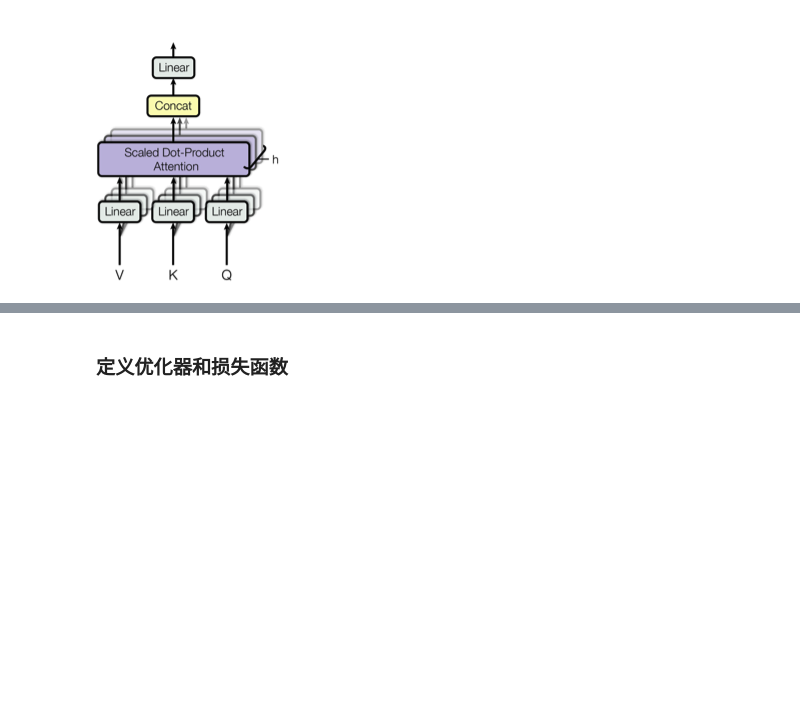
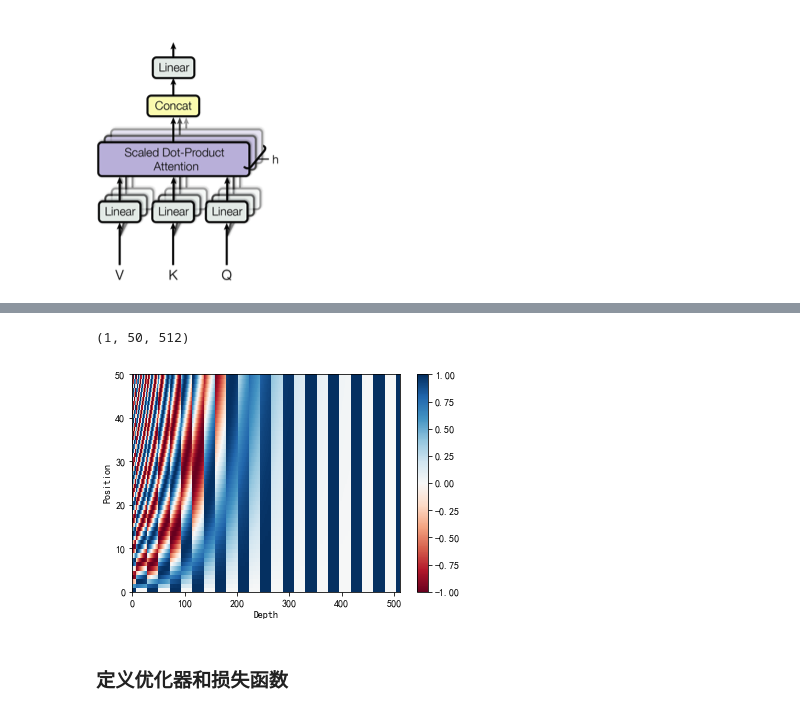
Before and after one commit to taichuai/d2l_zh_tensorflow2.0, a Jupyter notebook: 10.10 self-attention之transformer.ipynb, the cells around one changed output, grey strips where cells are left out. Cells and saved outputs as stored; diff of their text form; code cells hidden in the pictures; blank space fills up the shorter version.

```diff
--- a/10.10 self-attention之transformer.ipynb
+++ b/10.10 self-attention之transformer.ipynb
@@ -463,0 +492,33 @@ class Decoder(tf.keras.Model):
+# %%
+# 相对位置编码函数
+def get_angles(pos, i, d_model):
+    angle_rates = 1 / np.power(10000, (2 * (i//2)) / np.float32(d_model))
+    return pos * angle_rates
+
+def position_embedding(position, d_model):
+    angle_rads = get_angles(np.arange(position)[:, np.newaxis],
+                          np.arange(d_model)[np.newaxis, :],
+                          d_model)
+
+    # 将 sin 应用于数组中的偶数索引（indices）；2i
+    angle_rads[:, 0::2] = np.sin(angle_rads[:, 0::2])
+
+    # 将 cos 应用于数组中的奇数索引；2i+1
+    angle_rads[:, 1::2] = np.cos(angle_rads[:, 1::2])
+
+    pos_encoding = angle_rads[np.newaxis, ...]
+
+    return tf.cast(pos_encoding, dtype=tf.float32)
+# %%
+pos_encoding = position_embedding(50, 512)
+print (pos_encoding.shape)
+
+plt.pcolormesh(pos_encoding[0], cmap='RdBu')
+plt.xlabel('Depth')
+plt.xlim((0, 512))
+plt.ylabel('Position')
+plt.colorbar()
+plt.show()
+# %% [output]
+(1, 50, 512)
+[figure, added]
```
Also changed, not shown: parts of 27 cells of this notebook.
